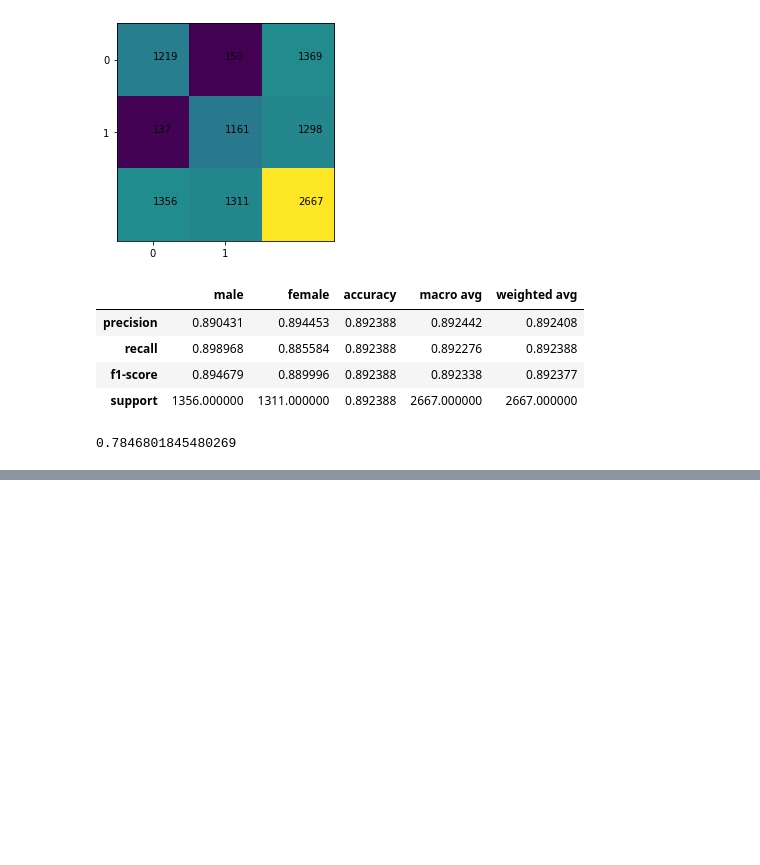
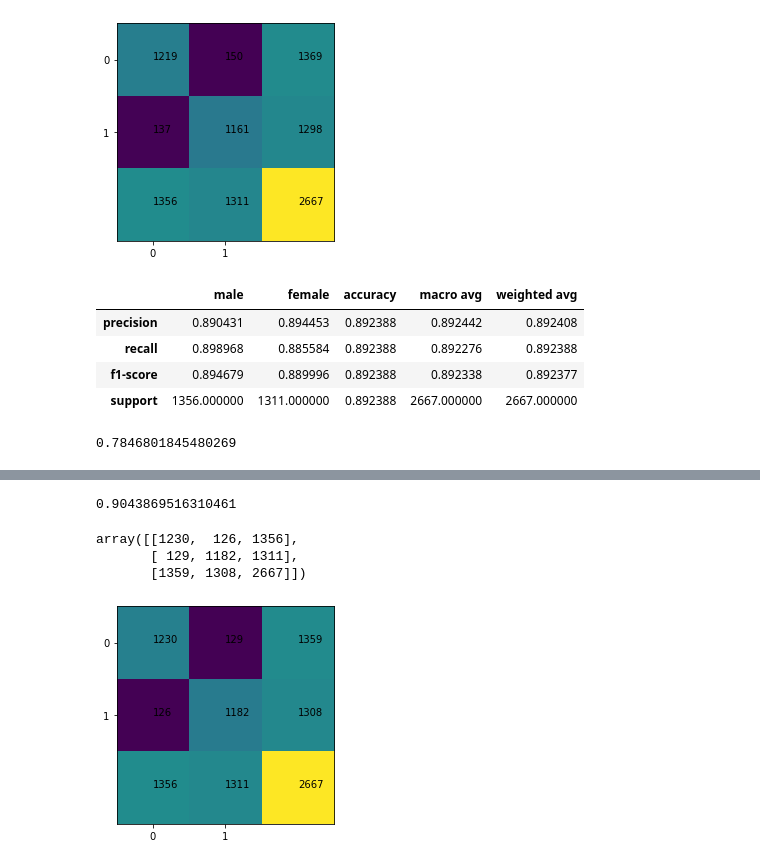
Before and after one commit to KKhushhalR2405/Gender-Flask, a Jupyter notebook: svm_training.ipynb, the cells around one changed output, grey strips where cells are left out. Drawn from its saved outputs; the diff is of its cells as text; code cells hidden in the pictures; blank space fills up the shorter version.

```diff
--- a/svm_training.ipynb
+++ b/svm_training.ipynb
@@ -104,0 +160,7 @@ metrics.cohen_kappa_score(y_test,y_pred)
+# %%
+final = SVC(C=30,coef0=0,gamma=0.005,kernel="rbf")
+# %%
+final.fit(x_train,y_train)
+final.score(x_test,y_test)
+# %% [output]
+0.9043869516310461
@@ -104,0 +169,22 @@ metrics.cohen_kappa_score(y_test,y_pred)
+# %%
+y_pred = final.predict(x_test)
+# %%
+cm = metrics.confusion_matrix(y_test,y_pred)
+cm = np.concatenate((cm,cm.sum(axis=0).reshape(1,-1)),axis=0)
+cm = np.concatenate((cm,cm.sum(axis=1).reshape(-1,1)),axis=1)
+cm
+# %% [output]
+array([[1230,  126, 1356],
+       [ 129, 1182, 1311],
+       [1359, 1308, 2667]])
+# %%
+plt.imshow(cm)
+for i in range(3):
+  for j in range(3):
+    plt.text(i,j,cm[i,j])
+
+plt.xticks([0,1])
+plt.yticks([0,1])
+plt.show()
+# %% [output]
+[figure, added]
```
Also changed, not shown: parts of 20 cells of this notebook.
